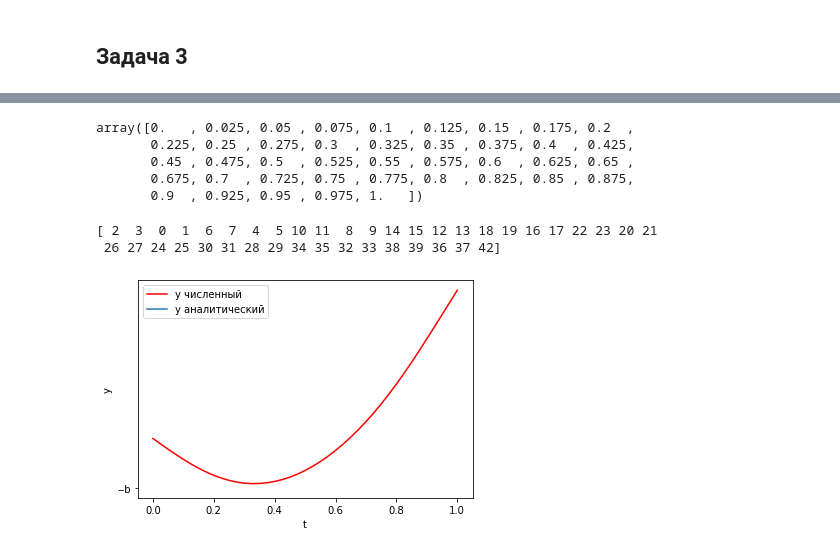
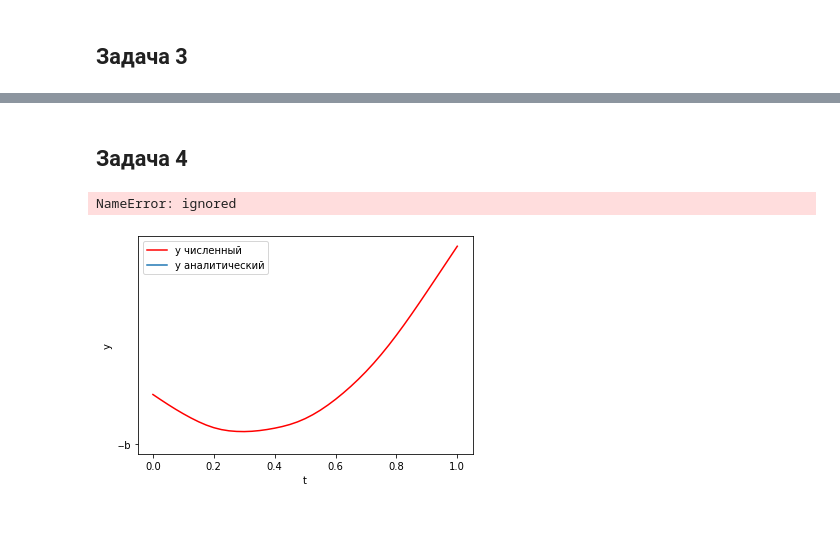
Before and after one commit to sbvasilyev/doef_old, a Jupyter notebook: var_calc/sem_1.ipynb, the cells around one changed output, grey strips where cells are left out. Drawn from its saved outputs; the diff is of its cells as text; code cells hidden in the pictures; blank space fills up the shorter version.

```diff
--- a/var_calc/sem_1.ipynb
+++ b/var_calc/sem_1.ipynb
@@ -348,19 +357,30 @@ plt.show()
+# %% [markdown]
+## Задача 4
 # %%
 num_of_fractions = 41
 t = np.linspace(0, 1, num_of_fractions)
 dt = t[1] - t[0]
-t
 # %% [output]
-array([0.   , 0.025, 0.05 , 0.075, 0.1  , 0.125, 0.15 , 0.175, 0.2  ,
-       0.225, 0.25 , 0.275, 0.3  , 0.325, 0.35 , 0.375, 0.4  , 0.425,
-       0.45 , 0.475, 0.5  , 0.525, 0.55 , 0.575, 0.6  , 0.625, 0.65 ,
-       0.675, 0.7  , 0.725, 0.75 , 0.775, 0.8  , 0.825, 0.85 , 0.875,
-       0.9  , 0.925, 0.95 , 0.975, 1.   ])
+NameError: ignored
 # %%
-y0 = np.array([x^2 for x in range(0, num_of_fractions)])
+
+def f(y):
+  dy = (y[1:] - y[:-1]) / dt
+  d2y = (dy[1:] - dy[:-1]) / dt
+  return np.sum(y[2:] + d2y**2, axis = 0)
+
+y0 = [.5 for x in range(0, num_of_fractions)]
 bounds = [(None, None) for x in range(0, num_of_fractions)]
 bounds[0], bounds[-1] = (1.0, 1.0), (4.0, 4.0)
-print(y0)
+
+
+res = minimize(f, y0, method='l-bfgs-b', bounds=bounds)
+
+# Построим график и убедимся, что численное и аналитическое решения совпали
+plt.plot(t, res.x, 'r', '--b')
+plt.xlabel('t')
+plt.ylabel('y')
+plt.legend(('y численный', 'y аналитический'))
+plt.show()
 # %% [output]
-[ 2  3  0  1  6  7  4  5 10 11  8  9 14 15 12 13 18 19 16 17 22 23 20 21
- 26 27 24 25 30 31 28 29 34 35 32 33 38 39 36 37 42]
+[figure, added]
@@ -370,22 +386,0 @@ def f(y):
-# %%
-
-def f(y):
-  dy = (y[1:] - y[:-1]) / dt
-  d2y = (dy[1:] - dy[:-1]) / dt
-  return np.sum(d2y**2, axis = 0)
-
-y0 = [.5 for x in range(0, num_of_fractions)]
-bounds = [(None, None) for x in range(0, num_of_fractions)]
-bounds[0], bounds[-1] = (1.0, 1.0), (4.0, 4.0)
-
-
-res = minimize(f, y0, method='l-bfgs-b', bounds=bounds)
-
-# Построим график и убедимся, что численное и аналитическое решения совпали
-plt.plot(t, res.x, 'r', '--b')
-plt.xlabel('t')
-plt.ylabel('y')
-plt.legend(('y численный', 'y аналитический'))
-plt.show()
-# %% [output]
-[figure, removed]
```
Also changed, not shown: parts of 11 cells of this notebook, 4 other files.
